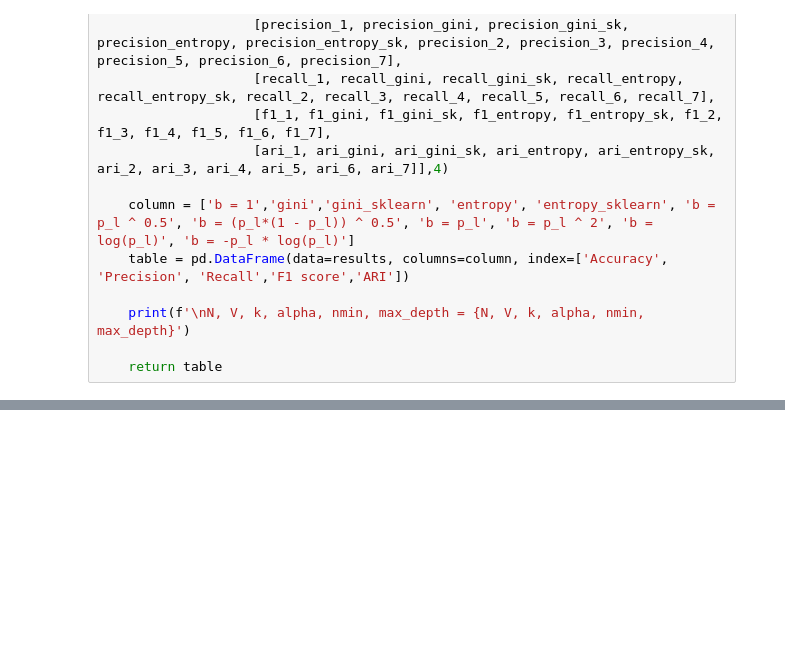
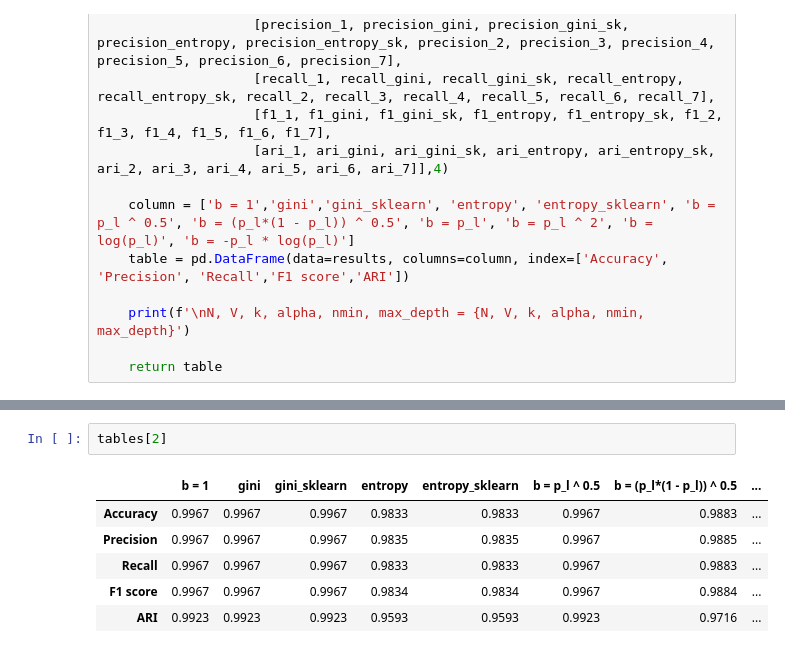
Before and after one commit to buxazich/Term-Paper-2025, a Jupyter notebook: Decision_Tree/3.Test_Decision_tree.ipynb, the cells around one changed output, grey strips where cells are left out. Saved outputs shown, nothing was run; the diff lists cells and outputs as text; blank space fills up the shorter version.

```diff
--- a/Decision_Tree/3.Test_Decision_tree.ipynb
+++ b/Decision_Tree/3.Test_Decision_tree.ipynb
@@ -650,0 +621,9 @@ N, V, k, alpha, nmin, max_depth = (None, None, None, None, None, 4)
+# %%
+tables[2]
+# %% [output]
+|  | b = 1 | gini | gini_sklearn | entropy | entropy_sklearn | b = p_l ^ 0.5 | b = (p_l*(1 - p_l)) ^ 0.5 | ... |
+| Accuracy | 0.9967 | 0.9967 | 0.9967 | 0.9833 | 0.9833 | 0.9967 | 0.9883 | ... |
+| Precision | 0.9967 | 0.9967 | 0.9967 | 0.9835 | 0.9835 | 0.9967 | 0.9885 | ... |
+| Recall | 0.9967 | 0.9967 | 0.9967 | 0.9833 | 0.9833 | 0.9967 | 0.9883 | ... |
+| F1 score | 0.9967 | 0.9967 | 0.9967 | 0.9834 | 0.9834 | 0.9967 | 0.9884 | ... |
+| ARI | 0.9923 | 0.9923 | 0.9923 | 0.9593 | 0.9593 | 0.9923 | 0.9716 | ... |
```
Also changed, not shown: parts of 87 cells of this notebook, 12 other files.
